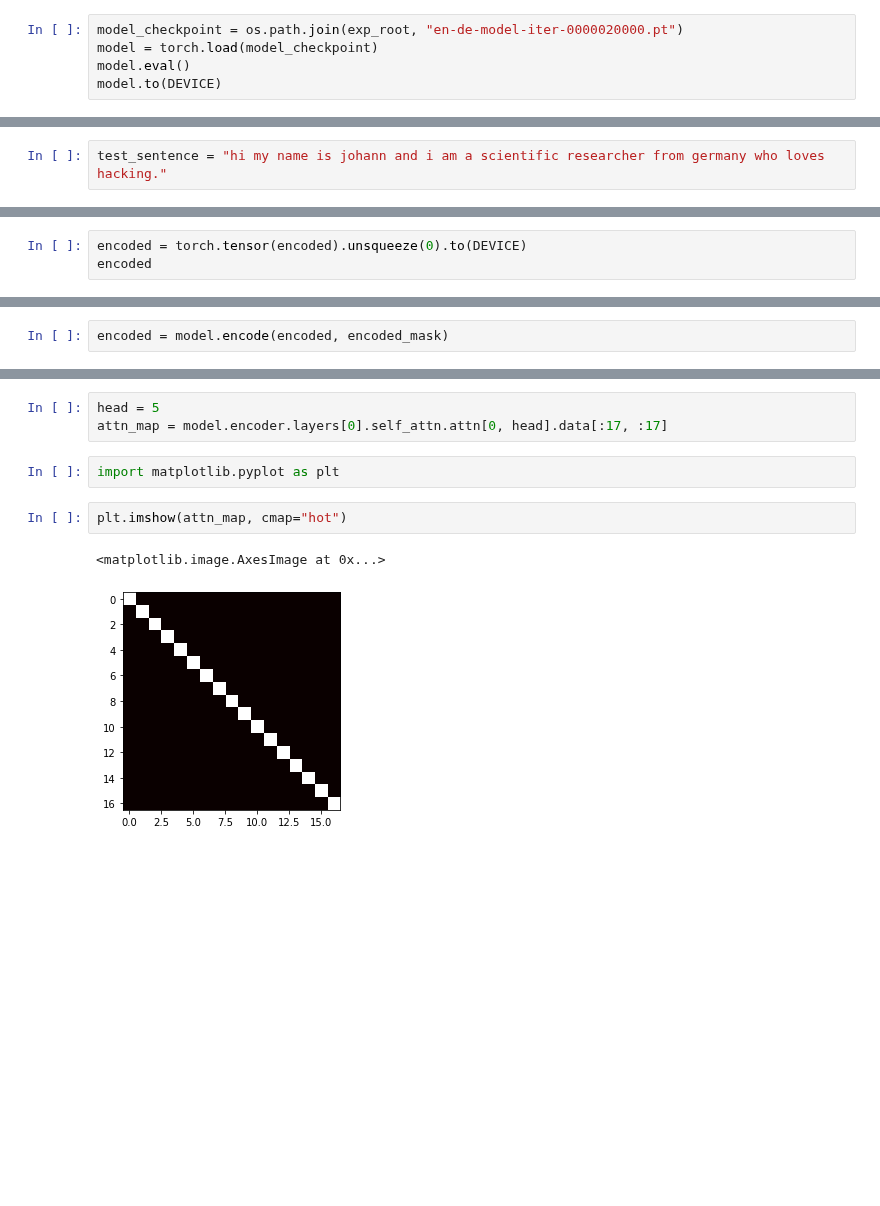
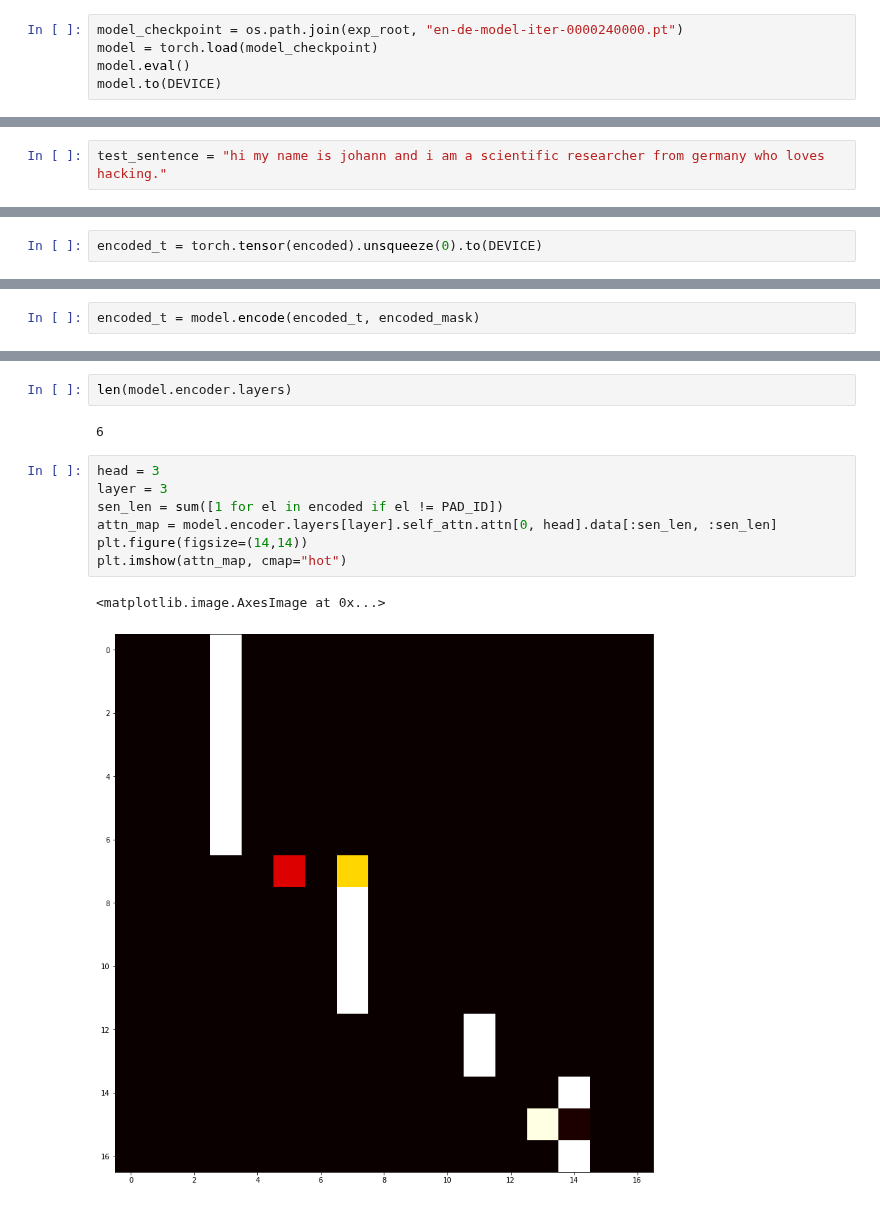
Before and after one commit to johanngerberding/transformer-pytorch, a Jupyter notebook: attention.ipynb, the cells around one changed output, grey strips where cells are left out. Drawn from its saved outputs; the diff is of its cells as text; blank space fills up the shorter version.

Commit message:
create a simple gradio app for demonstration and made some progress on attention map visualization

```diff
--- a/attention.ipynb
+++ b/attention.ipynb
@@ -27,5 +24,5 @@ dataset.src_lang
 # %%
-model_checkpoint = os.path.join(exp_root, "en-de-model-iter-0000020000.pt")
+model_checkpoint = os.path.join(exp_root, "en-de-model-iter-0000240000.pt")
 model = torch.load(model_checkpoint)
 model.eval()
 model.to(DEVICE)
@@ -58,3 +53,2 @@ print(encoded)
 # %%
-encoded = torch.tensor(encoded).unsqueeze(0).to(DEVICE)
-encoded
+encoded_t = torch.tensor(encoded).unsqueeze(0).to(DEVICE)
@@ -86,2 +57,2 @@ tensor([[[ True,  True,  True,  True,  True,  True,  True,  True,  True,  True,
 # %%
-encoded = model.encode(encoded, encoded_mask)
+encoded_t = model.encode(encoded_t, encoded_mask)
@@ -131,10 +82,14 @@ mein name ist freiburg und ich bin ein wissenschaftlichen <unk> aus deutschland
-# %%
-head = 5
-attn_map = model.encoder.layers[0].self_attn.attn[0, head].data[:17, :17]
-# %%
-import matplotlib.pyplot as plt
+# %%
+len(model.encoder.layers)
+# %% [output]
+6
 # %%
+head = 3
+layer = 3
+sen_len = sum([1 for el in encoded if el != PAD_ID])
+attn_map = model.encoder.layers[layer].self_attn.attn[0, head].data[:sen_len, :sen_len]
+plt.figure(figsize=(14,14))
 plt.imshow(attn_map, cmap="hot")
 # %% [output]
 <matplotlib.image.AxesImage at 0x...>
-[figure, old version]
+[figure, new version]
```
Also changed, not shown: parts of 15 cells of this notebook, 5 other files.
